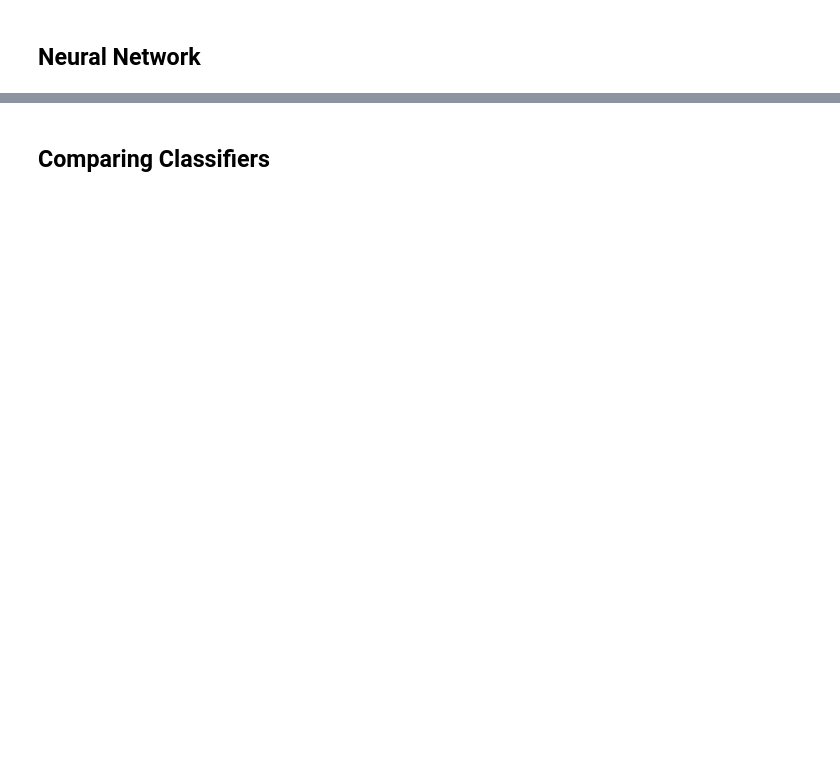
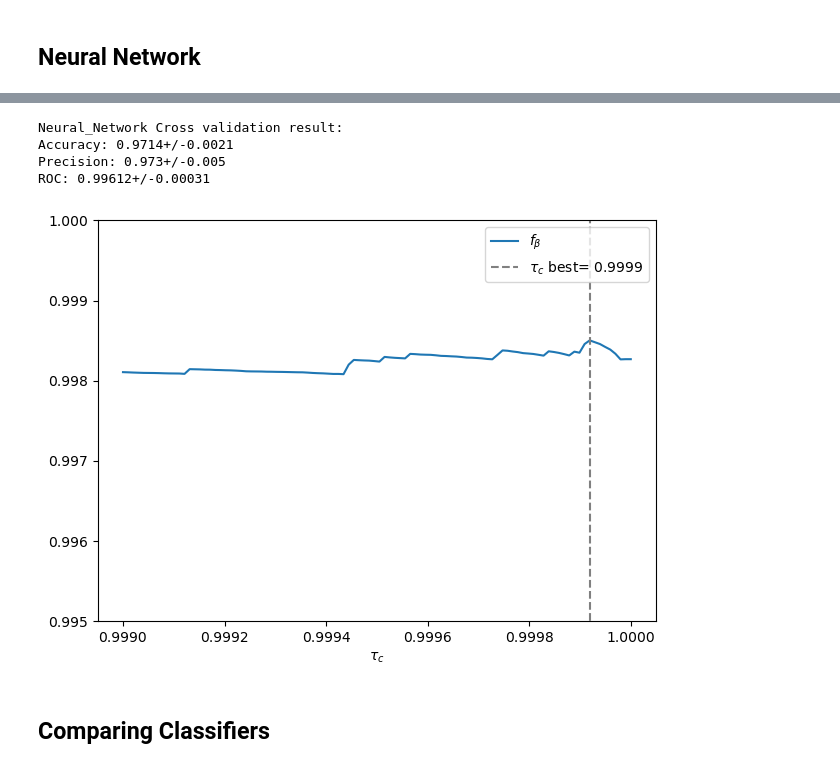
Before and after one commit to th3odor/TP_lab, a Jupyter notebook: reports/V_IceCube/analysis.ipynb, the cells around one changed output, grey strips where cells are left out. Saved outputs shown, nothing was run; the diff lists cells and outputs as text; code cells hidden in the pictures; blank space fills up the shorter version.

```diff
--- a/reports/V_IceCube/analysis.ipynb
+++ b/reports/V_IceCube/analysis.ipynb
@@ -203,3 +247,11 @@ ROC: 0.9913+/-0.0007
+# %%
+NN, FP_NN, TP_NN, tau_NN = model_eval(MLPClassifier((60,10)), "Neural_Network", 60, beta = 0.1, tau_range=[0.999,1], tau_plot=[0.995,1])
+# %% [output]
+Neural_Network Cross validation result:
+Accuracy: 0.9714+/-0.0021
+Precision: 0.973+/-0.005
+ROC: 0.99612+/-0.00031
+[figure, added]
 # %% [markdown]
 ## Comparing Classifiers
 # %%
```
Also changed, not shown: parts of 13 cells of this notebook, 4 other files.
